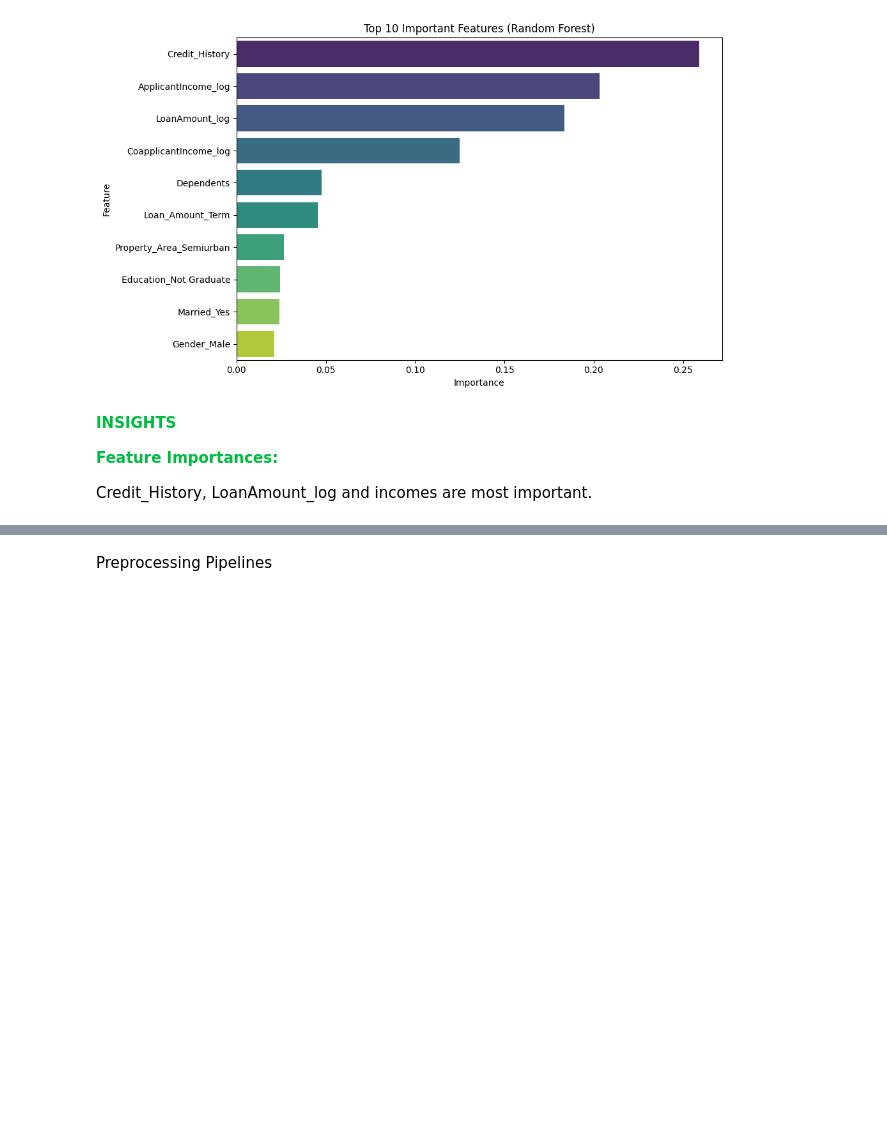
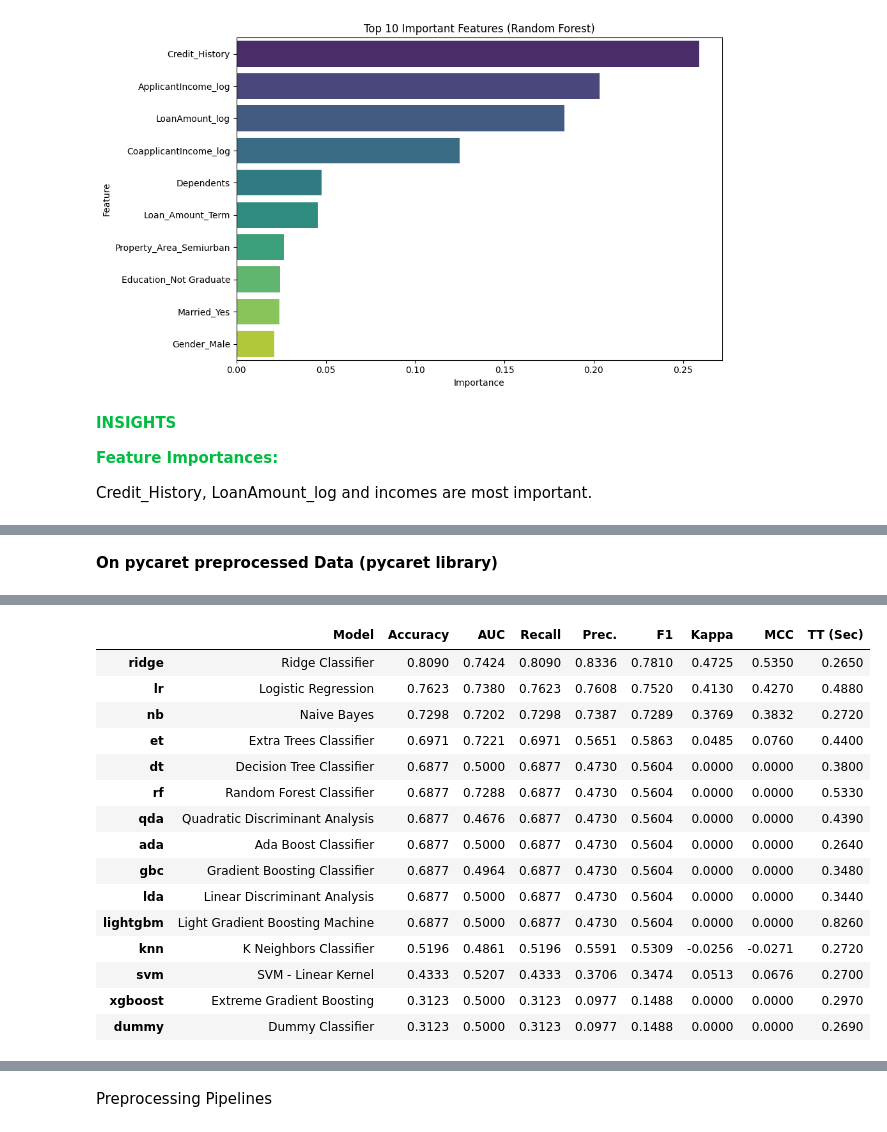
Before and after one commit to anoureddin/mlt_loan_app, a Jupyter notebook: eda_ml_data/notebooks/eda_and_cleaning.ipynb, the cells around one changed output, grey strips where cells are left out. Cells and saved outputs as stored; diff of their text form; code cells hidden in the pictures; blank space fills up the shorter version.

```diff
--- a/eda_ml_data/notebooks/eda_and_cleaning.ipynb
+++ b/eda_ml_data/notebooks/eda_and_cleaning.ipynb
@@ -632,0 +767,36 @@ Credit_History, LoanAmount_log and incomes are most important.
+# %% [markdown]
+**On pycaret preprocessed Data (pycaret library)**
+# %%
+import pandas as pd
+from pycaret.classification import *
+
+# Load the dataset
+df_model3 = pd.read_csv('/content/loan_prediction.csv')
+
+
+# Setup PyCaret
+# data: The dataframe to use
+# target: The column name of the target variable
+# session_id: A random integer for reproducible results across multiple runs
+# remove_outliers: whether to remove outliers from the training data (based on PCA). Default is False.
+# normalize: whether to apply normalization. Default is False.
+# transformation: whether to apply power transformation (yeo-johnson) to numerical features. Default is False.
+# fix_imbalance: whether to apply SMOTE to handle imbalanced data. Default is False.
+# data_preprocess: If True, data preprocessing will be performed by PyCaret. If False, no preprocessing is performed.
+#             In this case, we set it to True to use PyCaret's preprocessing.
+
+classification_setup = setup(data = df_model3,
+                            target = 'Loan_Status',
+                            session_id = 123,
+                            remove_outliers = True, # Set to True if you want PyCaret to handle outliers
+                            normalize = False, # Set to True for normalization
+                            transformation = False, # Set to True for transformation
+                            fix_imbalance = True, # Set to True to handle imbalance (SMOTE)
+                            preprocess = True, # Use PyCaret's preprocessing
+                            html=True,              # Hides setup wizard and prompts
+                            verbose=False             # Suppresses most of the logs
+                            )
+
+# Compare models
+best_model = compare_models()
+# %% [output]
@@ -632,0 +804,16 @@ Credit_History, LoanAmount_log and incomes are most important.
+|  | Model | Accuracy | AUC | Recall | Prec. | F1 | Kappa | MCC | TT (Sec) |
+| ridge | Ridge Classifier | 0.8090 | 0.7424 | 0.8090 | 0.8336 | 0.7810 | 0.4725 | 0.5350 | 0.2650 |
+| lr | Logistic Regression | 0.7623 | 0.7380 | 0.7623 | 0.7608 | 0.7520 | 0.4130 | 0.4270 | 0.4880 |
+| nb | Naive Bayes | 0.7298 | 0.7202 | 0.7298 | 0.7387 | 0.7289 | 0.3769 | 0.3832 | 0.2720 |
+| et | Extra Trees Classifier | 0.6971 | 0.7221 | 0.6971 | 0.5651 | 0.5863 | 0.0485 | 0.0760 | 0.4400 |
+| dt | Decision Tree Classifier | 0.6877 | 0.5000 | 0.6877 | 0.4730 | 0.5604 | 0.0000 | 0.0000 | 0.3800 |
+| rf | Random Forest Classifier | 0.6877 | 0.7288 | 0.6877 | 0.4730 | 0.5604 | 0.0000 | 0.0000 | 0.5330 |
+| qda | Quadratic Discriminant Analysis | 0.6877 | 0.4676 | 0.6877 | 0.4730 | 0.5604 | 0.0000 | 0.0000 | 0.4390 |
+| ada | Ada Boost Classifier | 0.6877 | 0.5000 | 0.6877 | 0.4730 | 0.5604 | 0.0000 | 0.0000 | 0.2640 |
+| gbc | Gradient Boosting Classifier | 0.6877 | 0.4964 | 0.6877 | 0.4730 | 0.5604 | 0.0000 | 0.0000 | 0.3480 |
+| lda | Linear Discriminant Analysis | 0.6877 | 0.5000 | 0.6877 | 0.4730 | 0.5604 | 0.0000 | 0.0000 | 0.3440 |
+| lightgbm | Light Gradient Boosting Machine | 0.6877 | 0.5000 | 0.6877 | 0.4730 | 0.5604 | 0.0000 | 0.0000 | 0.8260 |
+| knn | K Neighbors Classifier | 0.5196 | 0.4861 | 0.5196 | 0.5591 | 0.5309 | -0.0256 | -0.0271 | 0.2720 |
+| svm | SVM - Linear Kernel | 0.4333 | 0.5207 | 0.4333 | 0.3706 | 0.3474 | 0.0513 | 0.0676 | 0.2700 |
+| xgboost | Extreme Gradient Boosting | 0.3123 | 0.5000 | 0.3123 | 0.0977 | 0.1488 | 0.0000 | 0.0000 | 0.2970 |
+| dummy | Dummy Classifier | 0.3123 | 0.5000 | 0.3123 | 0.0977 | 0.1488 | 0.0000 | 0.0000 | 0.2690 |
```
Also changed, not shown: parts of 22 cells of this notebook.
